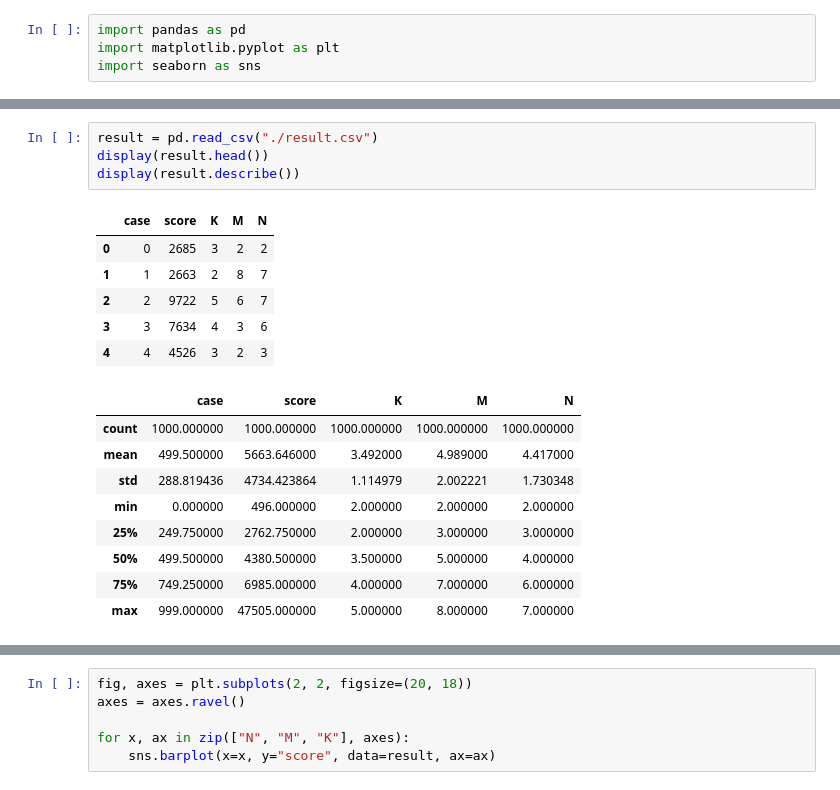
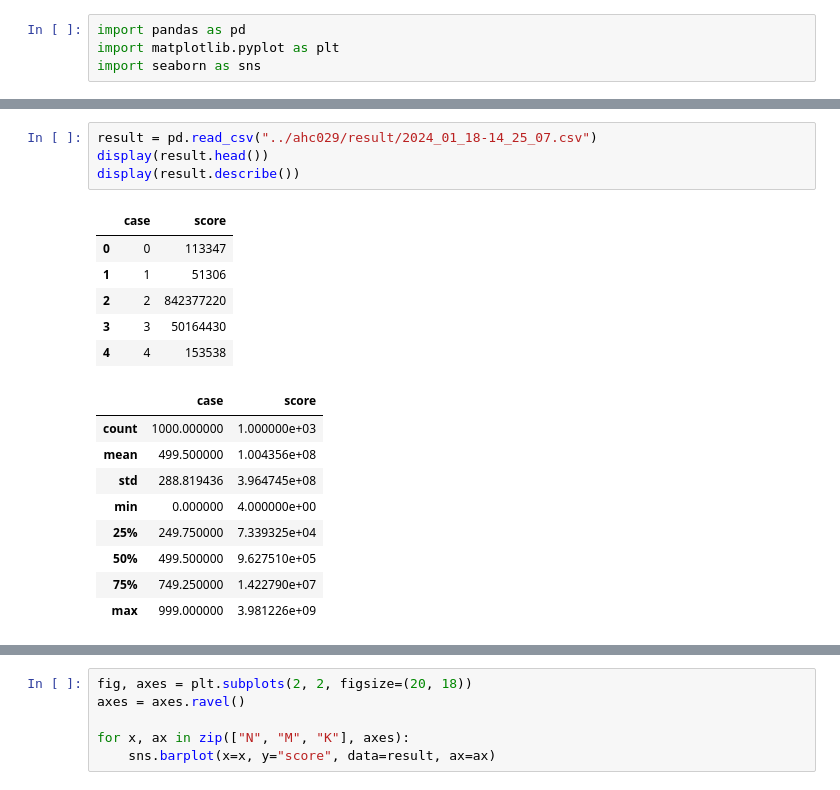
Before and after one commit to r3yohei/ahc_tester, a Jupyter notebook: visualize.ipynb, the cells around one changed output, grey strips where cells are left out. Drawn from its saved outputs; the diff is of its cells as text.

```diff
--- a/visualize.ipynb
+++ b/visualize.ipynb
@@ -19,23 +19,23 @@ max	999.000000	48305.000000	5.000000	8.000000	7.000000
 # %%
-result = pd.read_csv("./result.csv")
+result = pd.read_csv("../ahc029/result/2024_01_18-14_25_07.csv")
 display(result.head())
 display(result.describe())
 # %% [output]
-|  | case | score | K | M | N |
-| 0 | 0 | 2685 | 3 | 2 | 2 |
-| 1 | 1 | 2663 | 2 | 8 | 7 |
-| 2 | 2 | 9722 | 5 | 6 | 7 |
-| 3 | 3 | 7634 | 4 | 3 | 6 |
-| 4 | 4 | 4526 | 3 | 2 | 3 |
+|  | case | score |
+| 0 | 0 | 113347 |
+| 1 | 1 | 51306 |
+| 2 | 2 | 842377220 |
+| 3 | 3 | 50164430 |
+| 4 | 4 | 153538 |
-|  | case | score | K | M | N |
-| count | 1000.000000 | 1000.000000 | 1000.000000 | 1000.000000 | 1000.000000 |
-| mean | 499.500000 | 5663.646000 | 3.492000 | 4.989000 | 4.417000 |
-| std | 288.819436 | 4734.423864 | 1.114979 | 2.002221 | 1.730348 |
-| min | 0.000000 | 496.000000 | 2.000000 | 2.000000 | 2.000000 |
-| 25% | 249.750000 | 2762.750000 | 2.000000 | 3.000000 | 3.000000 |
-| 50% | 499.500000 | 4380.500000 | 3.500000 | 5.000000 | 4.000000 |
-| 75% | 749.250000 | 6985.000000 | 4.000000 | 7.000000 | 6.000000 |
-| max | 999.000000 | 47505.000000 | 5.000000 | 8.000000 | 7.000000 |
+|  | case | score |
+| count | 1000.000000 | 1.000000e+03 |
+| mean | 499.500000 | 1.004356e+08 |
+| std | 288.819436 | 3.964745e+08 |
+| min | 0.000000 | 4.000000e+00 |
+| 25% | 249.750000 | 7.339325e+04 |
+| 50% | 499.500000 | 9.627510e+05 |
+| 75% | 749.250000 | 1.422790e+07 |
+| max | 999.000000 | 3.981226e+09 |
 # %%
 rank = 15
 print(f"best {rank}")
```
Also changed, not shown: parts of 2 cells of this notebook, 1 other file.
